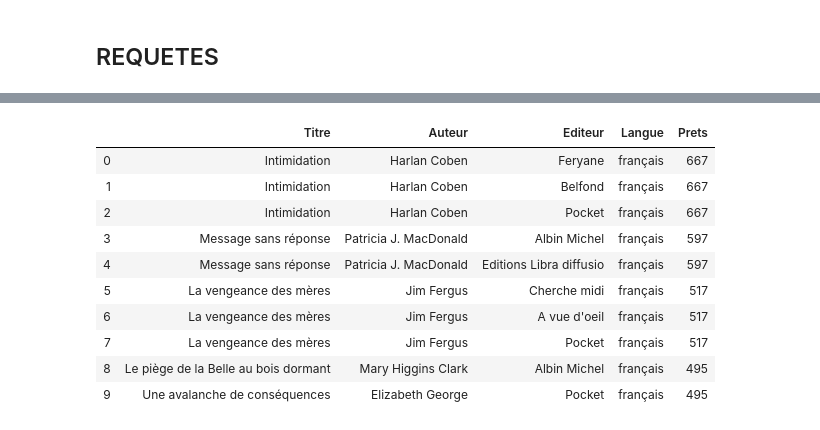
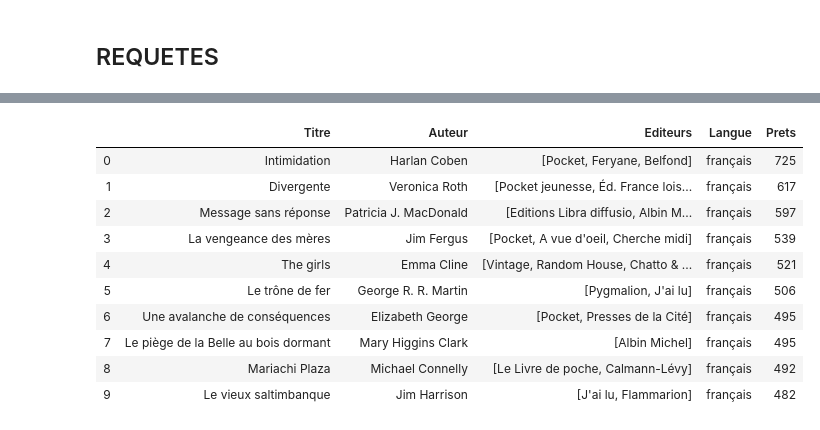
Before and after one commit to Lucadel/Neo4J-Project, a Jupyter notebook: Neo4J_Rendu.ipynb, the cells around one changed output, grey strips where cells are left out. Saved outputs shown, nothing was run; the diff lists cells and outputs as text; code cells hidden in the pictures.

```diff
--- a/Neo4J_Rendu.ipynb
+++ b/Neo4J_Rendu.ipynb
@@ -13,7 +13,9 @@ Notre travail s'organise autour de 3 notebook: <br>
 Nous avons restreint notre étude à la catégorie litterature, qui comptabilise le plus grand nombre de prets à l'année : 200 000. Etant confronté à une limitation de 1000 requetes par jour via l'API Googlebook, nous avons importé les descriptions par batch de 1000.
 # %%
 import pandas as pd
-data_neo4J=pd.read_csv("data_litterature.csv").drop(['Unnamed: 0'],axis=1)
+import numpy as np
+pd.set_option('max_colwidth', 200)
+data_neo4J=pd.read_csv("./data/data_litterature.csv").drop(['Unnamed: 0'],axis=1)
 data_neo4J.head()
 # %% [output]
 |  | Titre | sstitre | Auteur | Editeur | Date | prets | Nombre de prêts par exemplaire | exemplaires | ... |
@@ -94,3 +108,29 @@ with driver.session() as session:
     session.run(IMPORT2)
 # %% [markdown]
 ## REQUETES
+# %%
+#Qui sont les auteurs les plus lus?
+
+REQUETE1="""
+
+MATCH (c:Categorie)--(l:Livre)--(a:Auteur)
+WITH a,c, collect(l.titre) as l ,collect(l.prets) as p, reduce(total=0, number in collect (l.prets) | total + number) as psum
+RETURN a.nomauteur , l, p, psum, right(c.nomcat,length(c.nomcat)-4)
+ORDER BY psum DESC
+LIMIT 10
+
+"""
+with driver.session() as session:
+    result=session.run(REQUETE1)
+    df = pd.DataFrame(result, columns=["Auteur","Ouvrages","prets","Total prets","Catégorie"])
+
+
+#Fonction pour trier les résultats par nombre de prets et faire un Top 5 des ouvrages pour chaque auteur
+def func(x,y):
+    r=pd.DataFrame(x,y).sort_values(by=0,ascending=False)
+    return list(r.index), list(r.values.reshape(-1))
+
+df["Top 5 Ouvrages"]=df.apply(lambda x:func(x[2],x[1])[0][:5],axis=1)
+df["Top 5 prets"]=df.apply(lambda x:func(x[2],x[1])[1][:5],axis=1)
+df=df.drop(["Ouvrages"],axis=1)[["Auteur","Total prets","Catégorie", "Top 5 Ouvrages", "Top 5 prets"]]
+df.head(20)
@@ -97,29 +149,30 @@ with driver.session() as session:
 # %%
-#Qui sont les auteurs américains les plus lus?
-REQUETE1="""
+#Quels sont les livres américains les plus lus?
+REQUETE2="""
 
 MATCH (cat)--(l:Livre)--(a:Auteur)
 MATCH (l:Livre)--(e:Editeur)
 WHERE left(cat.nomcat,4)="LNAM"
-RETURN distinct(l.titre),a.nomauteur,e.nomediteur, l.langue, l.prets
+WITH collect(e.nomediteur) as e, a, l
+RETURN DISTINCT(l.titre),a.nomauteur,e, l.langue, l.prets
 ORDER BY l.prets DESC
 LIMIT 20
 
 """
 with driver.session() as session:
-    result=session.run(REQUETE1)
-    df = pd.DataFrame(result, columns=["Titre","Auteur","Editeur","Langue","Prets"])
+    result=session.run(REQUETE2)
+    df = pd.DataFrame(result, columns=["Titre","Auteur","Editeurs","Langue","Prets"])
 df.head(10)
 # %% [output]
-|  | Titre | Auteur | Editeur | Langue | Prets |
-| 0 | Intimidation | Harlan Coben | Feryane | français | 667 |
-| 1 | Intimidation | Harlan Coben | Belfond | français | 667 |
-| 2 | Intimidation | Harlan Coben | Pocket | français | 667 |
-| 3 | Message sans réponse | Patricia J. MacDonald | Albin Michel | français | 597 |
-| 4 | Message sans réponse | Patricia J. MacDonald | Editions Libra diffusio | français | 597 |
-| 5 | La vengeance des mères | Jim Fergus | Cherche midi | français | 517 |
-| 6 | La vengeance des mères | Jim Fergus | A vue d'oeil | français | 517 |
-| 7 | La vengeance des mères | Jim Fergus | Pocket | français | 517 |
-| 8 | Le piège de la Belle au bois dormant | Mary Higgins Clark | Albin Michel | français | 495 |
-| 9 | Une avalanche de conséquences | Elizabeth George | Pocket | français | 495 |
+|  | Titre | Auteur | Editeurs | Langue | Prets |
+| 0 | Intimidation | Harlan Coben | [Pocket, Feryane, Belfond] | français | 725 |
+| 1 | Divergente | Veronica Roth | [Pocket jeunesse, Éd. France lois... | français | 617 |
+| 2 | Message sans réponse | Patricia J. MacDonald | [Editions Libra diffusio, Albin M... | français | 597 |
+| 3 | La vengeance des mères | Jim Fergus | [Pocket, A vue d'oeil, Cherche midi] | français | 539 |
+| 4 | The girls | Emma Cline | [Vintage, Random House, Chatto & ... | français | 521 |
+| 5 | Le trône de fer | George R. R. Martin | [Pygmalion, J'ai lu] | français | 506 |
+| 6 | Une avalanche de conséquences | Elizabeth George | [Pocket, Presses de la Cité] | français | 495 |
+| 7 | Le piège de la Belle au bois dormant | Mary Higgins Clark | [Albin Michel] | français | 495 |
+| 8 | Mariachi Plaza | Michael Connelly | [Le Livre de poche, Calmann-Lévy] | français | 492 |
+| 9 | Le vieux saltimbanque | Jim Harrison | [J'ai lu, Flammarion] | français | 482 |
 # %%
```
Also changed, not shown: parts of 11 cells of this notebook, 5 other files.
